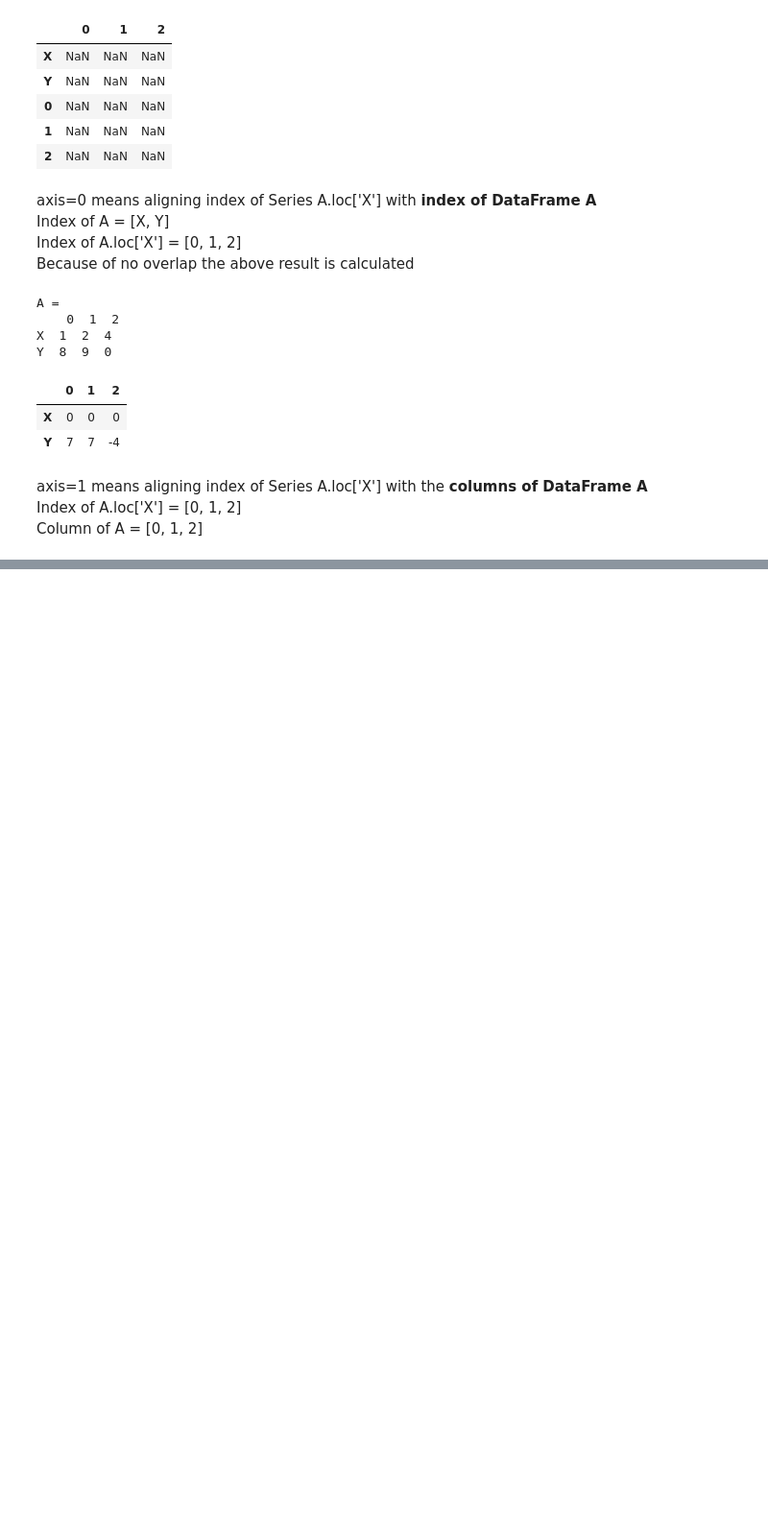
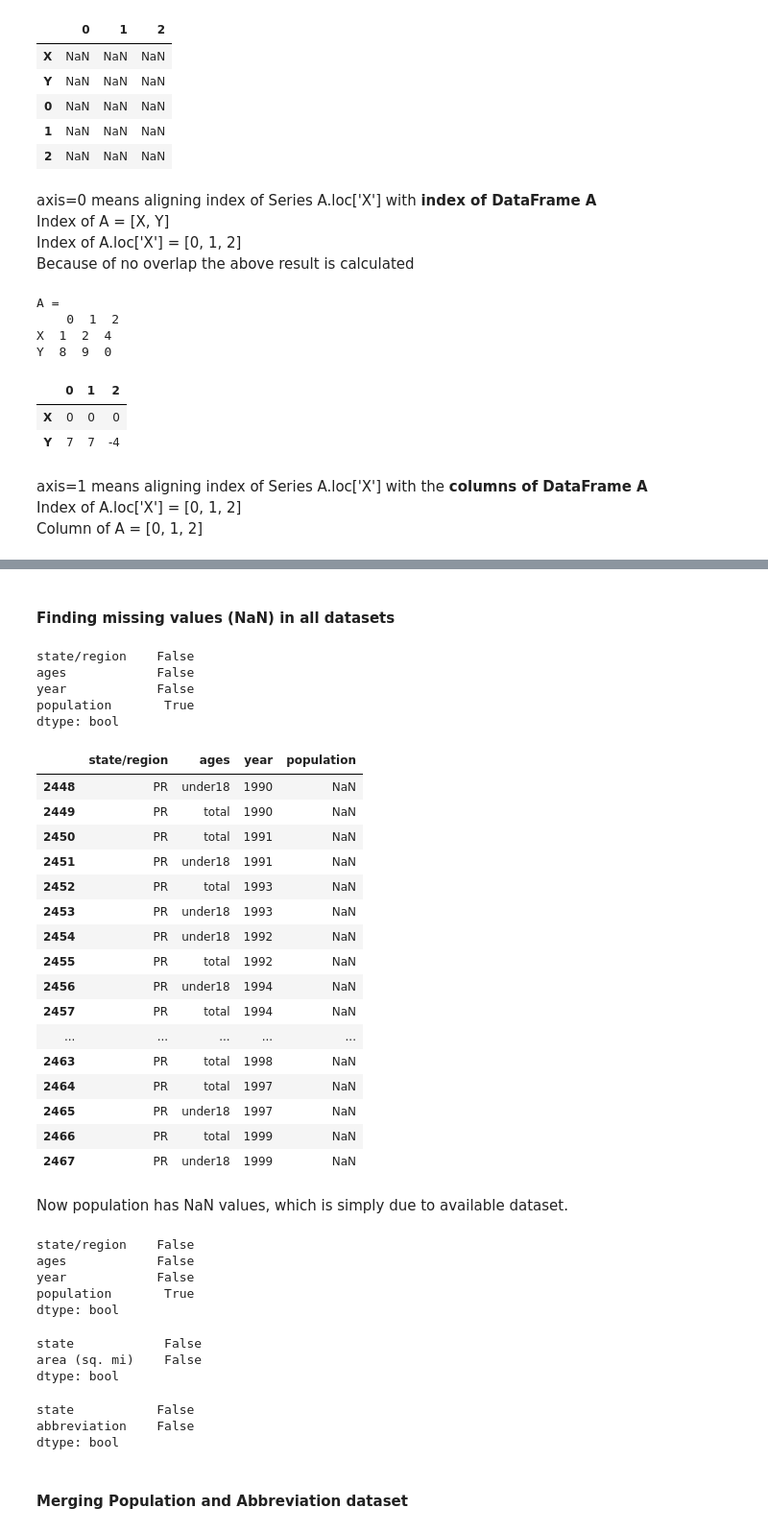
Before and after one commit to vaibhavpandeyprayag/python-ds-handbook, a Jupyter notebook: chapter_3_pandas.ipynb, the cells around one changed output, grey strips where cells are left out. Shown at 96% size. Saved outputs shown, nothing was run; the diff lists cells and outputs as text; code cells hidden in the pictures; blank space fills up the shorter version.

```diff
--- a/chapter_3_pandas.ipynb
+++ b/chapter_3_pandas.ipynb
@@ -461,0 +610,4 @@ A = [[1, 2, 4], [8, 9, np.nan]]
+# %%
+pop = pd.read_csv("state-population.csv")
+areas = pd.read_csv("state-areas.csv")
+abbrevs = pd.read_csv("state-abbrevs.csv")
@@ -461,0 +637,54 @@ A = [[1, 2, 4], [8, 9, np.nan]]
+# %% [markdown]
+#### Finding missing values (NaN) in all datasets
+# %%
+pop.isnull().any()
+# %% [output]
+state/region    False
+ages            False
+year            False
+population       True
+dtype: bool
+# %%
+pop.loc[pop["population"].isnull()]
+# %% [output]
+|  | state/region | ages | year | population |
+| 2448 | PR | under18 | 1990 | NaN |
+| 2449 | PR | total | 1990 | NaN |
+| 2450 | PR | total | 1991 | NaN |
+| 2451 | PR | under18 | 1991 | NaN |
+| 2452 | PR | total | 1993 | NaN |
+| 2453 | PR | under18 | 1993 | NaN |
+| 2454 | PR | under18 | 1992 | NaN |
+| 2455 | PR | total | 1992 | NaN |
+| 2456 | PR | under18 | 1994 | NaN |
+| 2457 | PR | total | 1994 | NaN |
+| ... | ... | ... | ... | ... |
+| 2463 | PR | total | 1998 | NaN |
+| 2464 | PR | total | 1997 | NaN |
+| 2465 | PR | under18 | 1997 | NaN |
+| 2466 | PR | total | 1999 | NaN |
+| 2467 | PR | under18 | 1999 | NaN |
+# %% [markdown]
+Now population has NaN values, which is simply due to available dataset.
+# %%
+pop.isnull().any()
+# %% [output]
+state/region    False
+ages            False
+year            False
+population       True
+dtype: bool
+# %%
+areas.isna().any()
+# %% [output]
+state            False
+area (sq. mi)    False
+dtype: bool
+# %%
+abbrevs.isna().any()
+# %% [output]
+state           False
+abbreviation    False
+dtype: bool
+# %% [markdown]
+#### Merging Population and Abbreviation dataset
```
Also changed, not shown: parts of 51 cells of this notebook, 3 other files.
